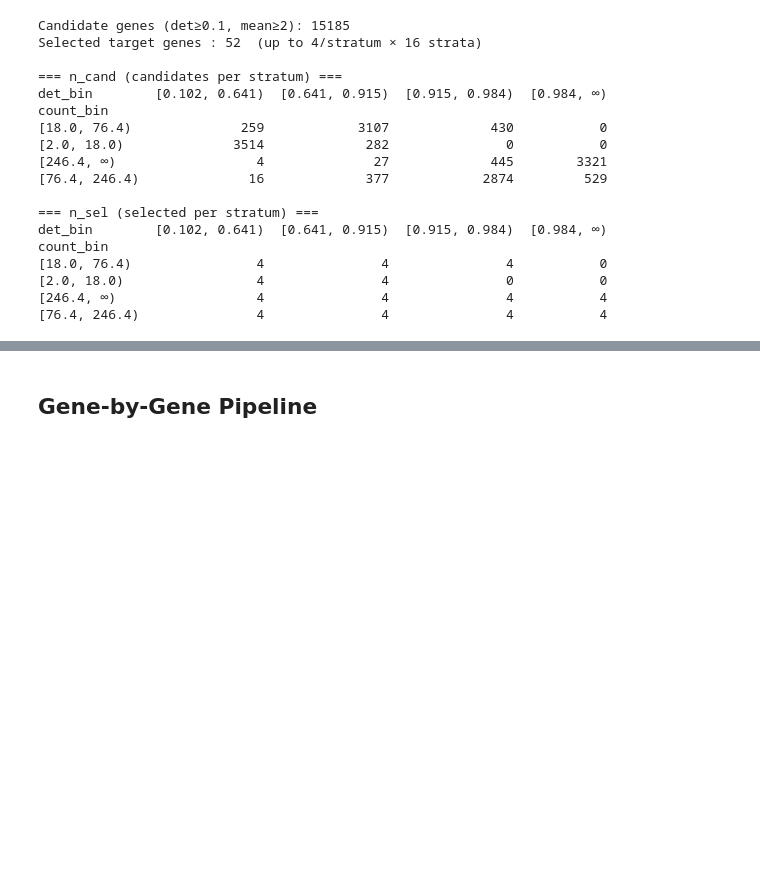
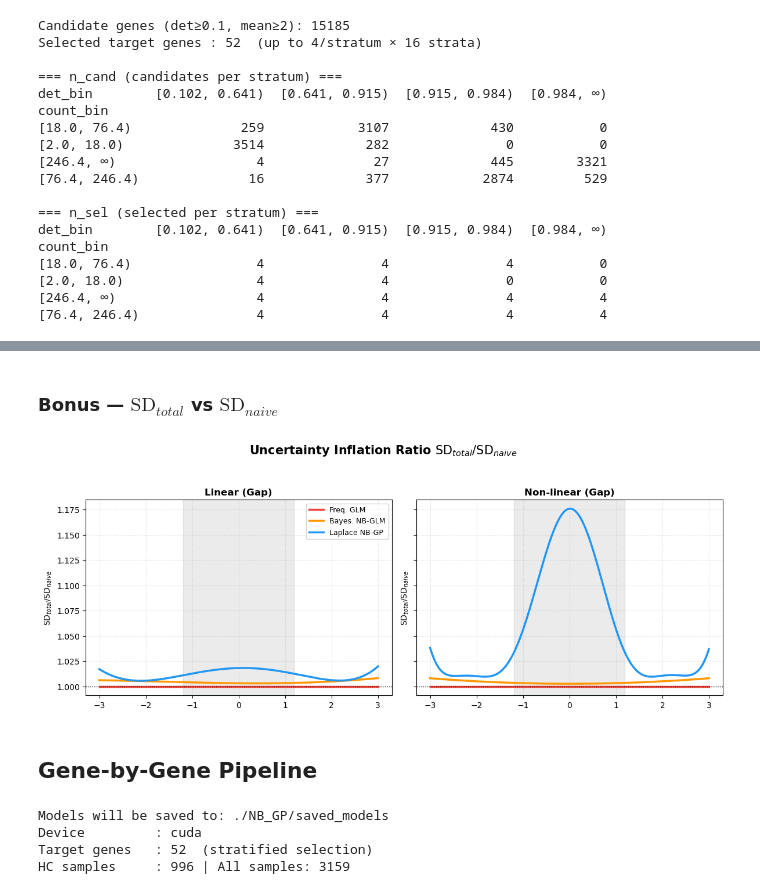
Before and after one commit to jmj3078/cfRNA_NormativeModeling, a Jupyter notebook: nb_gaussian_processing_gpytorch_application.ipynb, the cells around one changed output, grey strips where cells are left out. Cells and saved outputs as stored; diff of their text form; code cells hidden in the pictures; blank space fills up the shorter version.

```diff
--- a/nb_gaussian_processing_gpytorch_application.ipynb
+++ b/nb_gaussian_processing_gpytorch_application.ipynb
@@ -744,6 +425,71 @@ def score_laplace(
+# %% [markdown]
+### Bonus —  $\mathrm{SD}_{total}$ vs $\mathrm{SD}_{naive}$
+# %%
+fig, axes = plt.subplots(1, 2, figsize=(12, 4.5), sharey=True)
+fig.suptitle(r"Uncertainty Inflation Ratio $\mathrm{SD}_{total} / \mathrm{SD}_{naive}$",
+              fontsize=15, fontweight='bold', y=1.05)
+for ax, scenario in zip(axes, gap_scenarios):
+    data = datasets[scenario]
+    X_test_np = data["X_test_np"]
+    gap = ~data["train_mask"]
+
+    for m_name in model_names:
+        r = results[scenario][m_name]
+        mu, theta, f_var = r["mu"], r["theta"], r["f_var"]
+        std_naive = np.sqrt(mu + mu**2 / theta + 1e-8)
+        std_total = total_pred_std(mu, theta, f_var)
+        ratio = std_total / std_naive
+        ax.plot(X_test_np, ratio, color=model_colors[m_name], lw=2.5, label=m_name)
+
+    ax.axhline(1.0, color='black', lw=1, ls=':')
+    if gap.any():
+        ax.axvspan(X_test_np[gap].min(), X_test_np[gap].max(), color='black', alpha=0.08)
+    ax.set_title(scenario, fontweight='bold')
+    ax.set_ylabel(r'$\mathrm{SD}_{total} / \mathrm{SD}_{naive}$')
+    ax.grid(True, linestyle=':', alpha=0.5)
+
+axes[0].legend(fontsize=9)
+plt.tight_layout()
+plt.show()
+# %% [output]
+[figure, added]
 # %% [markdown]
 ## Gene-by-Gene Pipeline
 # %%
+import pickle
+
 X_tr_t  = torch.tensor(X_hc_scaled,  dtype=torch.float32).to(DEVICE)
 X_all_t = torch.tensor(X_all_scaled, dtype=torch.float32).to(DEVICE)
+
+ZSCORE_METHOD = "quantile"   # "pearson" | "quantile"
+RANDOM_SEED   = 42
+
+BGLM_MAX_EPOCHS = 300
+LAP_MAX_EPOCHS  = 300
+
+N_all = len(adata)
+
+SAVE_DIR = "./NB_GP/saved_models"
+os.makedirs(SAVE_DIR, exist_ok=True)
+
+print(f"Models will be saved to: {SAVE_DIR}")
+print(f"Device         : {DEVICE}")
+print(f"Target genes   : {len(target_names)}  (stratified selection)")
+print(f"HC samples     : {is_hc.sum()} | All samples: {N_all}")
+
+gene_meta = []
+
+
+def _sync():
+    """Flush GPU queue before reading the wall clock."""
+    if DEVICE.type == "cuda":
+        torch.cuda.synchronize()
+
+def _fmt(v):
+    return f"{v:.2f}" if v is not None else "NA"
+# %% [output]
+Models will be saved to: ./NB_GP/saved_models
+Device         : cuda
+Target genes   : 52  (stratified selection)
+HC samples     : 996 | All samples: 3159
 # %%
```
Also changed, not shown: parts of 27 cells of this notebook, 16 other files.
